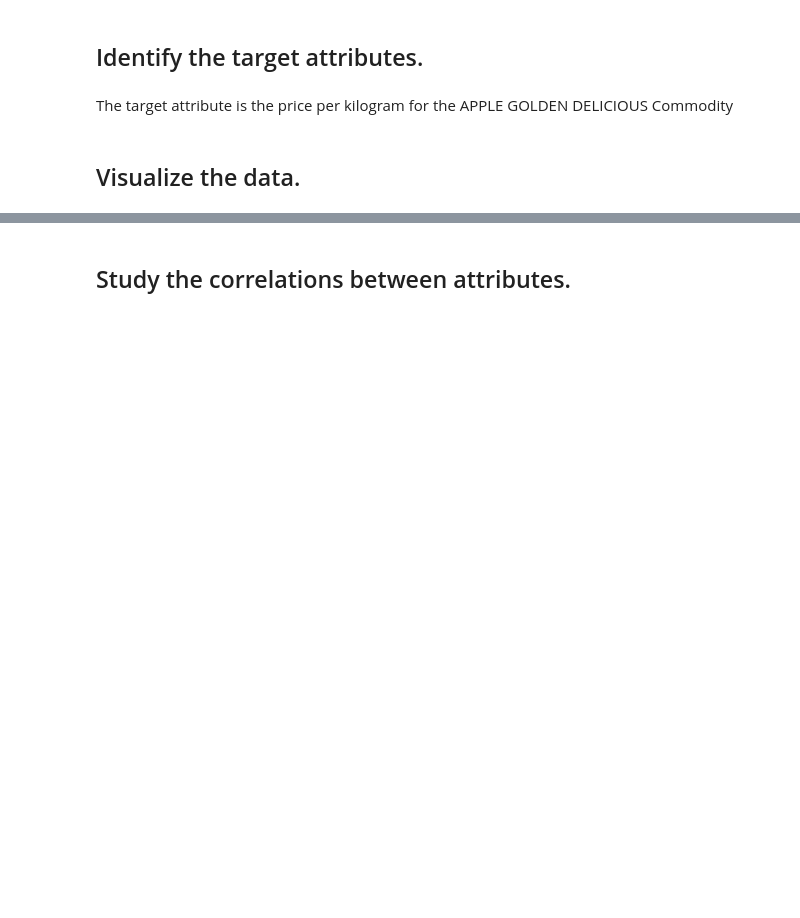
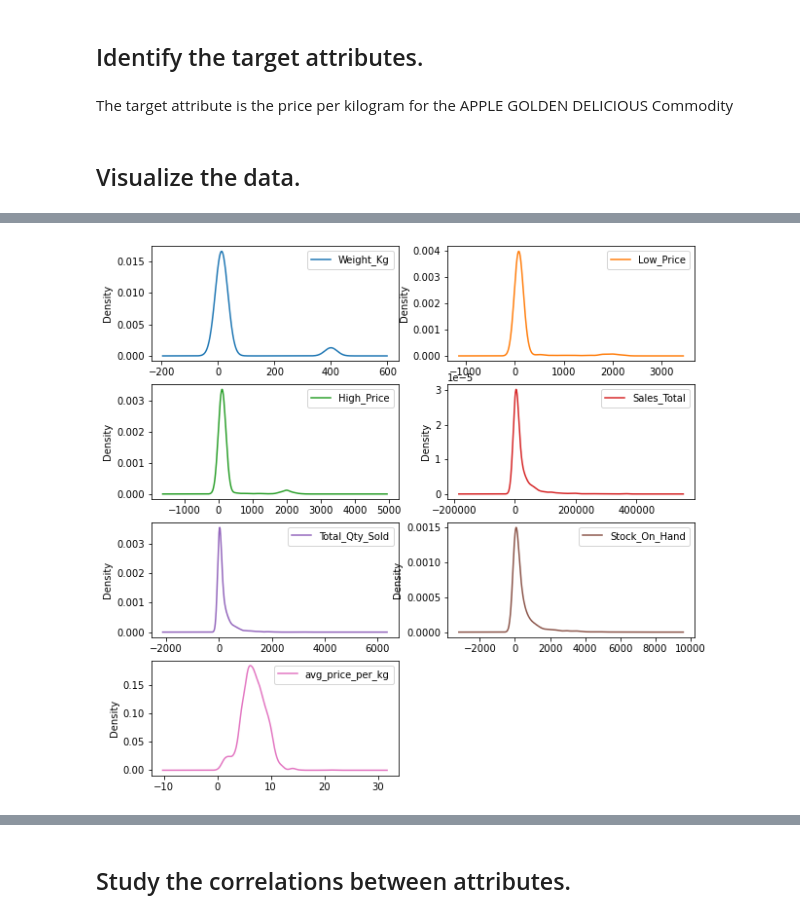
Before and after one commit to BigguyFM32/Regression-Team-TS1, a Jupyter notebook: Notebook Template.ipynb, the cells around one changed output, grey strips where cells are left out. Cells and saved outputs as stored; diff of their text form; code cells hidden in the pictures; blank space fills up the shorter version.

```diff
--- a/Notebook Template.ipynb
+++ b/Notebook Template.ipynb
@@ -231,0 +237,4 @@ The target attribute is the price per kilogram for the APPLE GOLDEN DELICIOUS Co
+# %%
+dftrain[features].plot(kind='density', subplots=True, layout=(4, 2), sharex=False, figsize=(10, 10));
+# %% [output]
+[figure, added]
```
Also changed, not shown: parts of 21 cells of this notebook.
